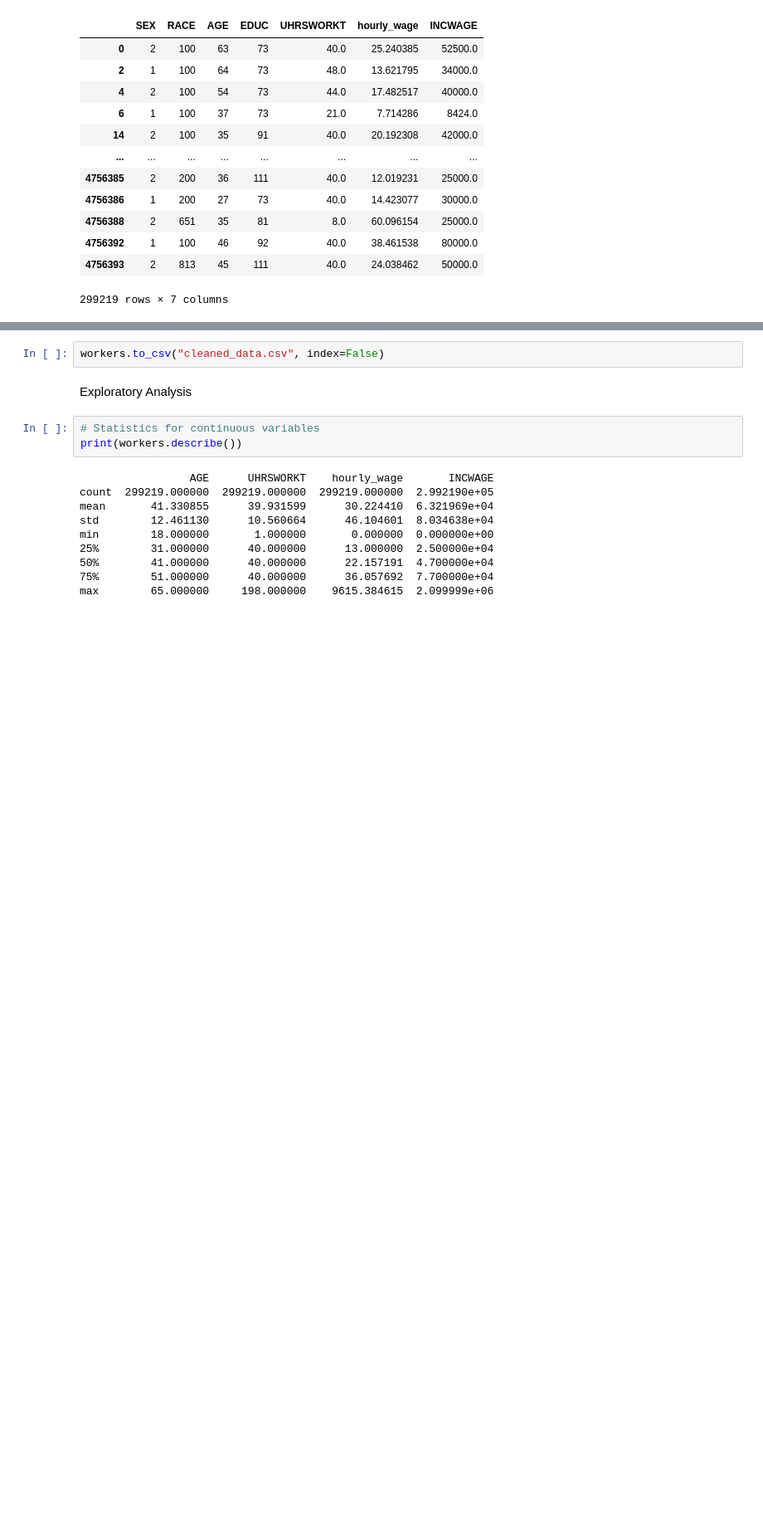
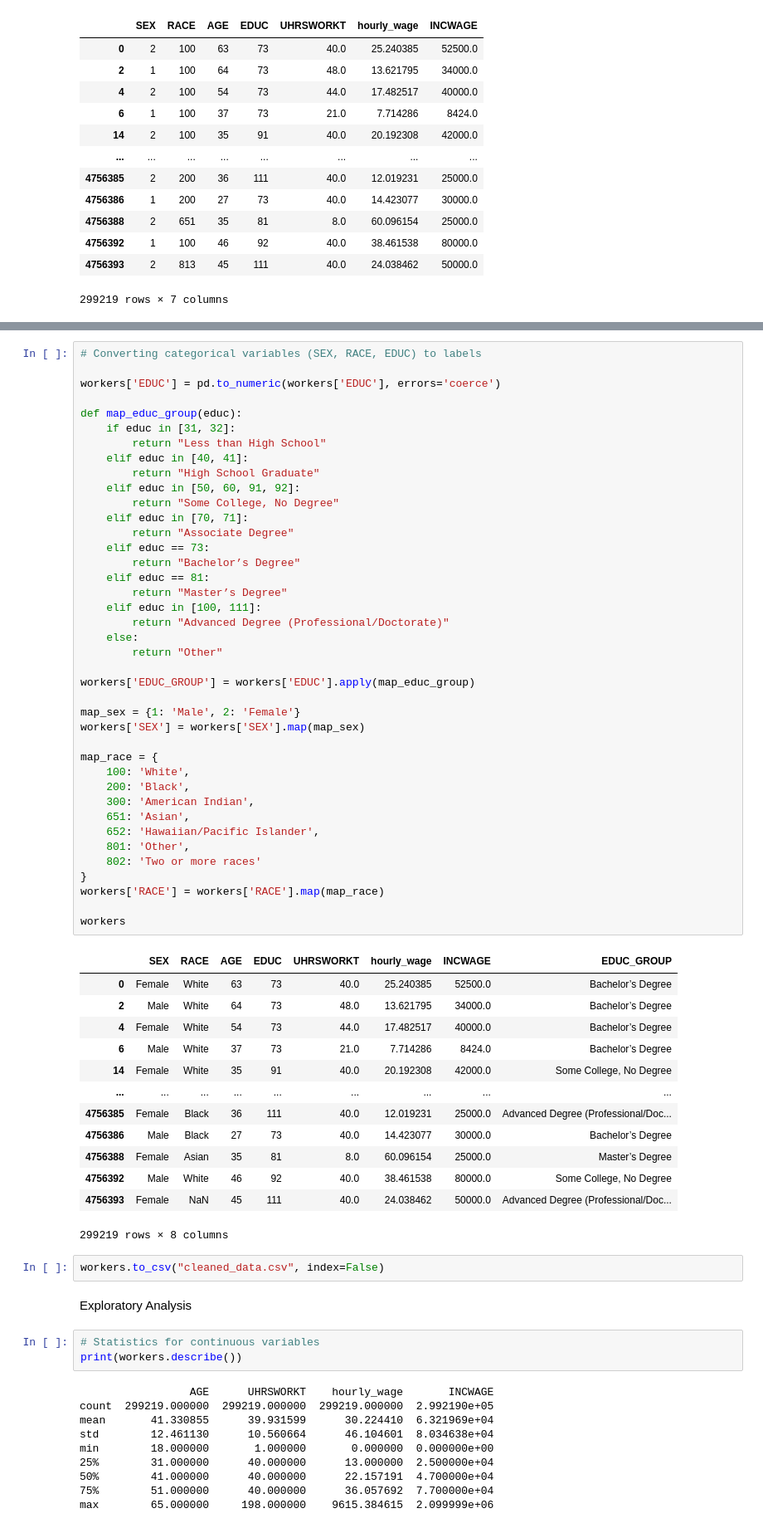
Before and after one commit to ShivaSaiV/Labor-Economics-Project, a Jupyter notebook: project.ipynb, the cells around one changed output, grey strips where cells are left out. Shown at 83% size. Saved outputs shown, nothing was run; the diff lists cells and outputs as text; blank space fills up the shorter version.

```diff
--- a/project.ipynb
+++ b/project.ipynb
@@ -120,3 +71,57 @@ workers
+# %%
+# Converting categorical variables (SEX, RACE, EDUC) to labels
+
+workers['EDUC'] = pd.to_numeric(workers['EDUC'], errors='coerce')
+
+def map_educ_group(educ):
+    if educ in [31, 32]:
+        return "Less than High School"
+    elif educ in [40, 41]:
+        return "High School Graduate"
+    elif educ in [50, 60, 91, 92]:
+        return "Some College, No Degree"
+    elif educ in [70, 71]:
+        return "Associate Degree"
+    elif educ == 73:
+        return "Bachelor’s Degree"
+    elif educ == 81:
+        return "Master’s Degree"
+    elif educ in [100, 111]:
+        return "Advanced Degree (Professional/Doctorate)"
+    else:
+        return "Other"
+
+workers['EDUC_GROUP'] = workers['EDUC'].apply(map_educ_group)
+
+map_sex = {1: 'Male', 2: 'Female'}
+workers['SEX'] = workers['SEX'].map(map_sex)
+
+map_race = {
+    100: 'White',
+    200: 'Black',
+    300: 'American Indian',
+    651: 'Asian',
+    652: 'Hawaiian/Pacific Islander',
+    801: 'Other',
+    802: 'Two or more races'
+}
+workers['RACE'] = workers['RACE'].map(map_race)
+
+workers
+# %% [output]
+|  | SEX | RACE | AGE | EDUC | UHRSWORKT | hourly_wage | INCWAGE | EDUC_GROUP |
+| 0 | Female | White | 63 | 73 | 40.0 | 25.240385 | 52500.0 | Bachelor’s Degree |
+| 2 | Male | White | 64 | 73 | 48.0 | 13.621795 | 34000.0 | Bachelor’s Degree |
+| 4 | Female | White | 54 | 73 | 44.0 | 17.482517 | 40000.0 | Bachelor’s Degree |
+| 6 | Male | White | 37 | 73 | 21.0 | 7.714286 | 8424.0 | Bachelor’s Degree |
+| 14 | Female | White | 35 | 91 | 40.0 | 20.192308 | 42000.0 | Some College, No Degree |
+| ... | ... | ... | ... | ... | ... | ... | ... | ... |
+| 4756385 | Female | Black | 36 | 111 | 40.0 | 12.019231 | 25000.0 | Advanced Degree (Professional/Doc... |
+| 4756386 | Male | Black | 27 | 73 | 40.0 | 14.423077 | 30000.0 | Bachelor’s Degree |
+| 4756388 | Female | Asian | 35 | 81 | 8.0 | 60.096154 | 25000.0 | Master’s Degree |
+| 4756392 | Male | White | 46 | 92 | 40.0 | 38.461538 | 80000.0 | Some College, No Degree |
+| 4756393 | Female | NaN | 45 | 111 | 40.0 | 24.038462 | 50000.0 | Advanced Degree (Professional/Doc... |
+299219 rows × 8 columns
 # %%
 workers.to_csv("cleaned_data.csv", index=False)
 # %% [markdown]
```
Also changed, not shown: parts of 1 cell of this notebook, 2 other files.
